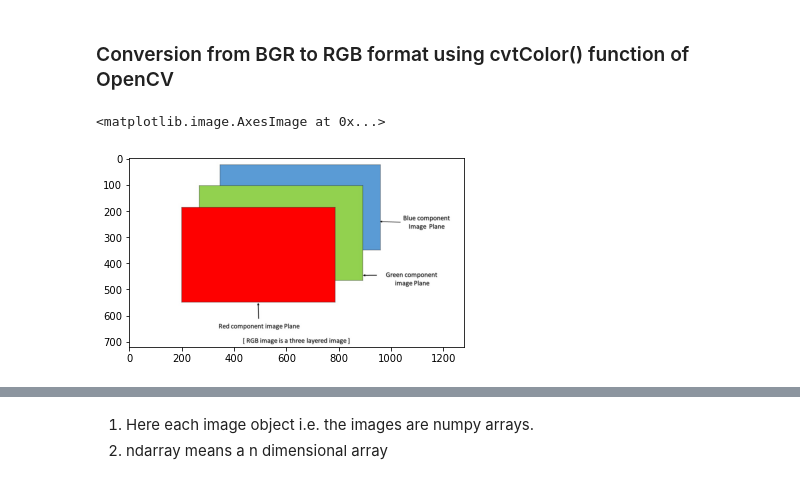
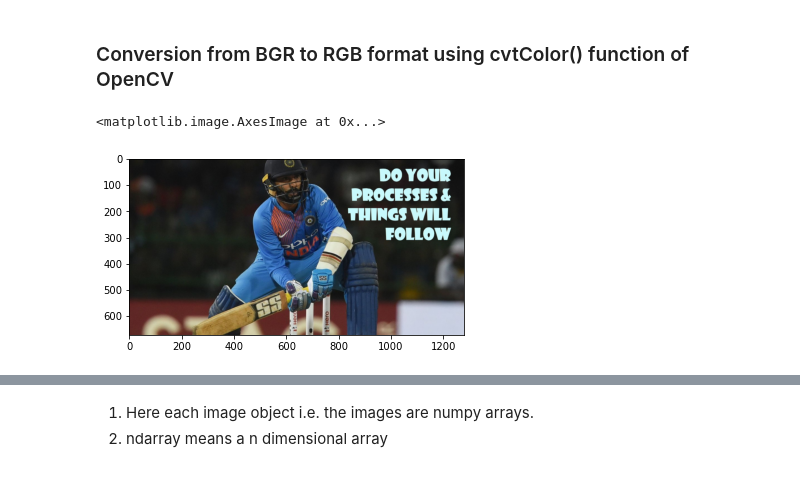
Before and after one commit to SRA-VJTI/Pixels_Seminar, a Jupyter notebook: 3_cv_basics/5_opencv_overview.ipynb, the cells around one changed output, grey strips where cells are left out. Drawn from its saved outputs; the diff is of its cells as text; code cells hidden in the pictures.

Commit message:
Reverts last 2 commit related to 5_opencv_overview, since blob detection images under 3_cv_basics/images/ were overwritten because of unresolved merge conflicts

```diff
--- a/3_cv_basics/5_opencv_overview.ipynb
+++ b/3_cv_basics/5_opencv_overview.ipynb
@@ -91,17 +78,19 @@ Let’s start with the simple task of reading an image using OpenCV.
 # %%
 # Importing the OpenCV library
 import cv2
+
 # Reading the image using imread() function
-image = cv2.imread('images/image1.jpg')  # Here the path of the image to be read is written
+img = cv2.imread('images/DK.jpeg') # Here the path of the image to be read is written
 
-print(type(image))
+print(type(img))
 
 # Extracting the height and width of an image
 # h, w = img.shape[:2]
-h, w, c = image.shape[:]
+# or
+h, w, c = img.shape[:]
 # c indicates number of channels
 
 # Displaying the height and width of the image (pixels)
-print("Height = {},  Width = {} , channels={}".format(h, w,c))
+print("Height = {},  Width = {}, c = {}".format(h, w, c))
 # %% [output]
 <class 'numpy.ndarray'>
@@ -227,8 +136,8 @@ plt.imshow(modifiedImage)
 # %%
 # Converting OpenCV read image (BGR format) to RGB format and ploting using matplotlib
 # Here cvtColor function accepts the image and the colour conversion code
-img = cv2.cvtColor(image, cv2.COLOR_BGR2RGB)
-plt.imshow(img)
+img3 = cv2.cvtColor(img, cv2.COLOR_BGR2RGB)
+plt.imshow(img3)
 # %% [output]
 <matplotlib.image.AxesImage at 0x...>
-[figure, old version]
+[figure, new version]
```
Also changed, not shown: parts of 86 cells of this notebook, 21 other files.
